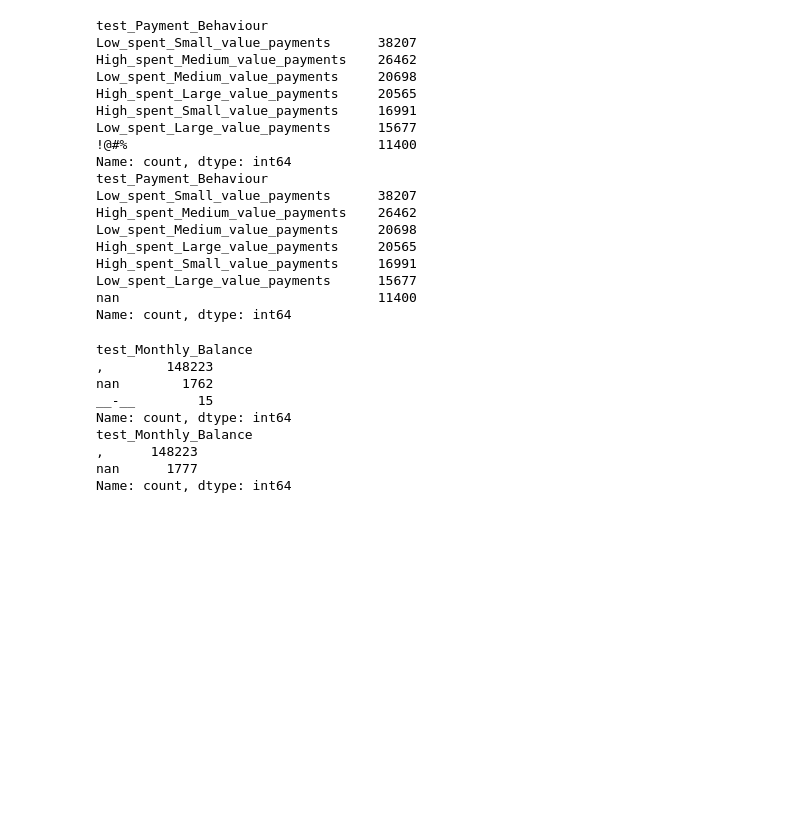
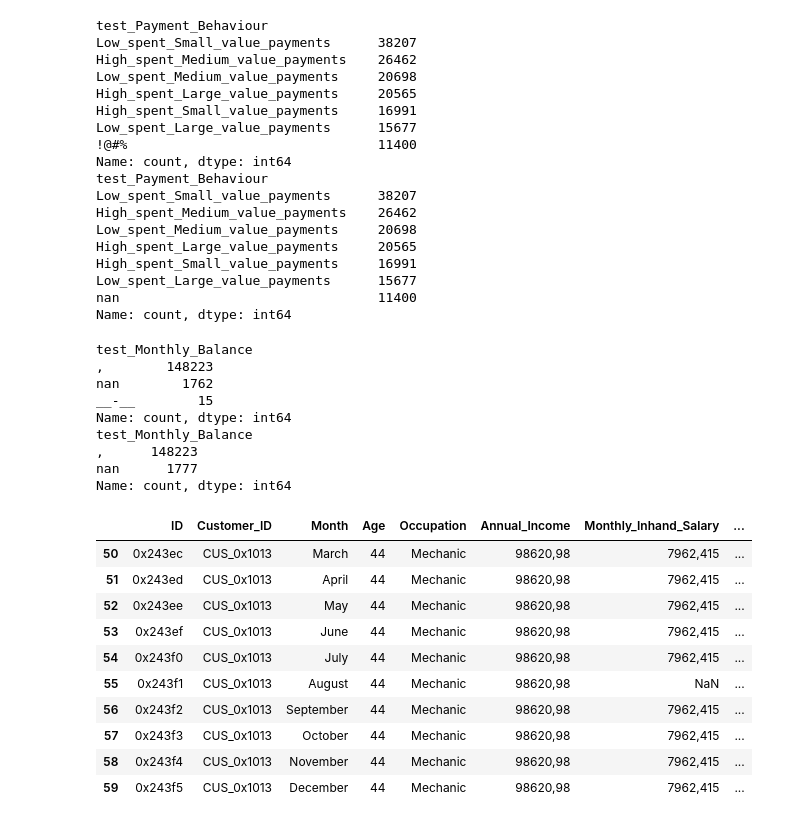
Before and after one commit to TimoWijnen2001/Visualization, a Jupyter notebook: data_cleaning.ipynb, the cells around one changed output. Cells and saved outputs as stored; diff of their text form; code cells hidden in the pictures; blank space fills up the shorter version.

```diff
--- a/data_cleaning.ipynb
+++ b/data_cleaning.ipynb
@@ -361,3 +397,17 @@ test_Monthly_Balance
 ,      148223
 nan      1777
 Name: count, dtype: int64
+# %%
+df.iloc[50:60]
+# %% [output]
+|  | ID | Customer_ID | Month | Age | Occupation | Annual_Income | Monthly_Inhand_Salary | ... |
+| 50 | 0x243ec | CUS_0x1013 | March | 44 | Mechanic | 98620,98 | 7962,415 | ... |
+| 51 | 0x243ed | CUS_0x1013 | April | 44 | Mechanic | 98620,98 | 7962,415 | ... |
+| 52 | 0x243ee | CUS_0x1013 | May | 44 | Mechanic | 98620,98 | 7962,415 | ... |
+| 53 | 0x243ef | CUS_0x1013 | June | 44 | Mechanic | 98620,98 | 7962,415 | ... |
+| 54 | 0x243f0 | CUS_0x1013 | July | 44 | Mechanic | 98620,98 | 7962,415 | ... |
+| 55 | 0x243f1 | CUS_0x1013 | August | 44 | Mechanic | 98620,98 | NaN | ... |
+| 56 | 0x243f2 | CUS_0x1013 | September | 44 | Mechanic | 98620,98 | 7962,415 | ... |
+| 57 | 0x243f3 | CUS_0x1013 | October | 44 | Mechanic | 98620,98 | 7962,415 | ... |
+| 58 | 0x243f4 | CUS_0x1013 | November | 44 | Mechanic | 98620,98 | 7962,415 | ... |
+| 59 | 0x243f5 | CUS_0x1013 | December | 44 | Mechanic | 98620,98 | 7962,415 | ... |
```
Also changed, not shown: parts of 8 cells of this notebook.
